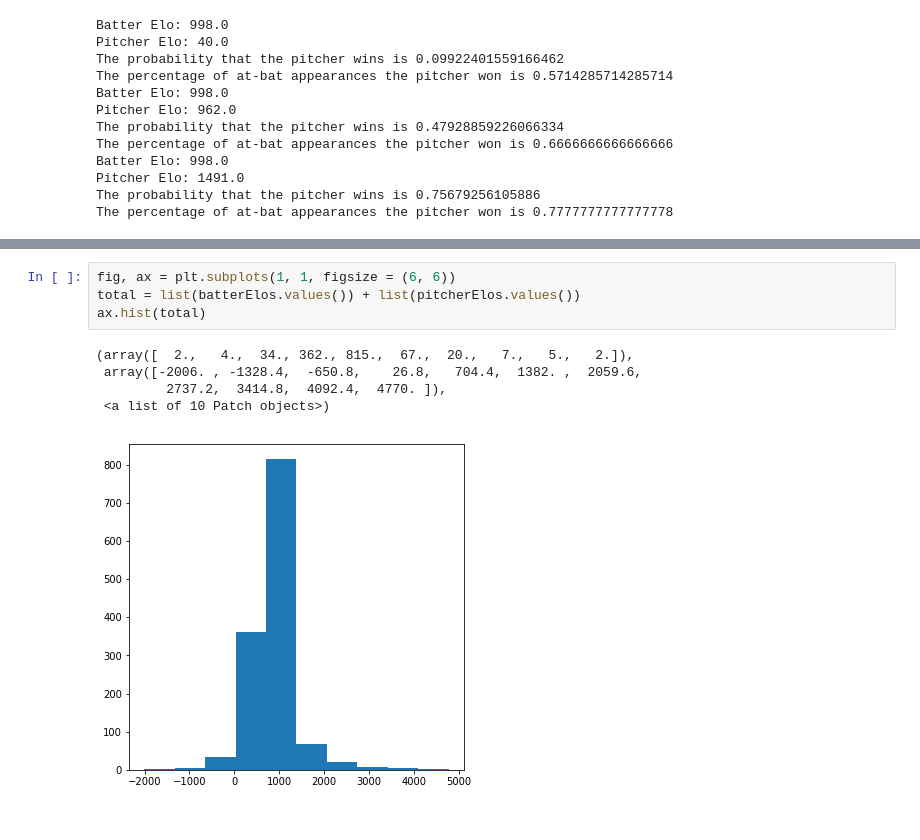
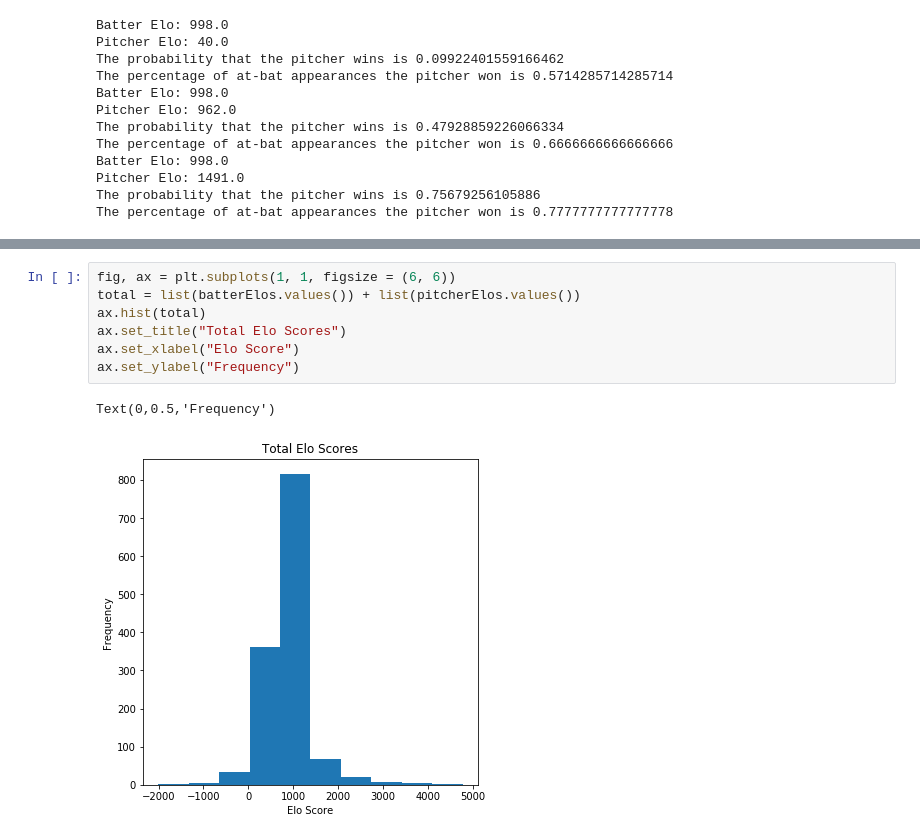
Before and after one commit to adamtenhoeve/Batter-Pitcher-Elo-Rankings, a Jupyter notebook: FinalProject.ipynb, the cells around one changed output, grey strips where cells are left out. Drawn from its saved outputs; the diff is of its cells as text.

```diff
--- a/FinalProject.ipynb
+++ b/FinalProject.ipynb
@@ -300,10 +305,10 @@ ax[1].hist(newPits)
 # %%
 fig, ax = plt.subplots(1, 1, figsize = (6, 6))
 total = list(batterElos.values()) + list(pitcherElos.values())
 ax.hist(total)
+ax.set_title("Total Elo Scores")
+ax.set_xlabel("Elo Score")
+ax.set_ylabel("Frequency")
 # %% [output]
-(array([  2.,   4.,  34., 362., 815.,  67.,  20.,   7.,   5.,   2.]),
- array([-2006. , -1328.4,  -650.8,    26.8,   704.4,  1382. ,  2059.6,
-         2737.2,  3414.8,  4092.4,  4770. ]),
- <a list of 10 Patch objects>)
+Text(0,0.5,'Frequency')
-[figure, old version]
+[figure, new version]
```
Also changed, not shown: parts of 2 cells of this notebook.
